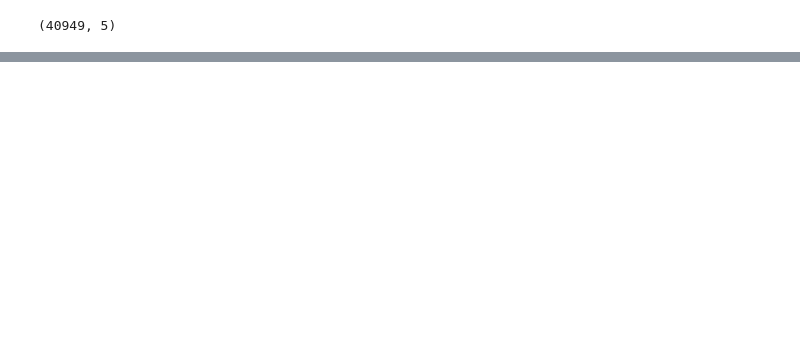
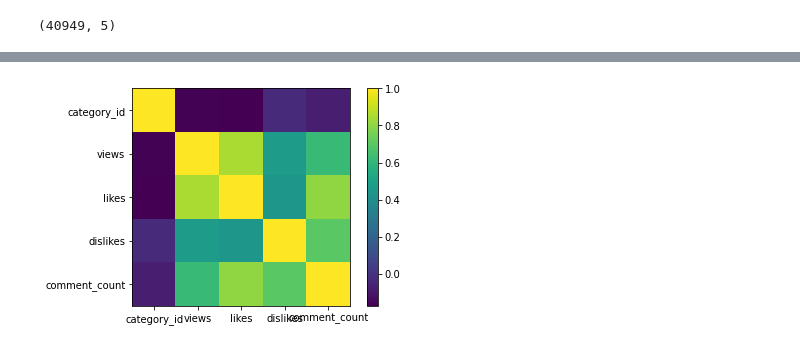
Before and after one commit to AriannaGrossi/MLPNS_AGrossi, a Jupyter notebook: MLPNS23_14_03_probability.ipynb, the cells around one changed output, grey strips where cells are left out. Saved outputs shown, nothing was run; the diff lists cells and outputs as text; code cells hidden in the pictures; blank space fills up the shorter version.

```diff
--- a/MLPNS23_14_03_probability.ipynb
+++ b/MLPNS23_14_03_probability.ipynb
@@ -135,0 +302,20 @@ videos[ncols].corr()
+# %%
+pl.imshow(videos[ncols].corr());
+pl.colorbar();
+#Le funzioni pl.xticks() e pl.yticks(), contenute all'interno del sottopacchetto
+#pylab, assegnano alla immagine creata mediante la funzione imshow dei "ticks"
+#(segnaposto), ossia due sequenze di valori (o stringhe) che appariranno
+#rispettivamente sull'asse x e sull'asse y della nostra immagine (o del nostro
+#plot, nel caso in cui stessimo creando un plot e non una immagine).
+#Tali funzioni possono ricevere più argomenti:
+#Il primo argomento che tali funzioni possono ricevere è una lista, i cui elementi
+#sono dei numeri che indicano la posizione dei "ticks" che appariranno
+#rispettivamente sull'asse x e sull'asse y della nostra immagine.
+#Il secondo argomento che tali funzioni possono ricevere è una lista, i cui elementi
+#sono i valori o le stringhe che compariranno rispettivamente sull'asse x e sull'asse y
+#della nostra immagine in corrispondenza delle posizioni indicate nel primo
+#argomento di tali funzioni.
+pl.xticks([0,1,2,3,4], ["category_id","views","likes","dislikes","comment_count"]);
+pl.yticks([0,1,2,3,4], ["category_id","views","likes","dislikes","comment_count"]);
+# %% [output]
+[figure, added]
```
Also changed, not shown: parts of 40 cells of this notebook.
